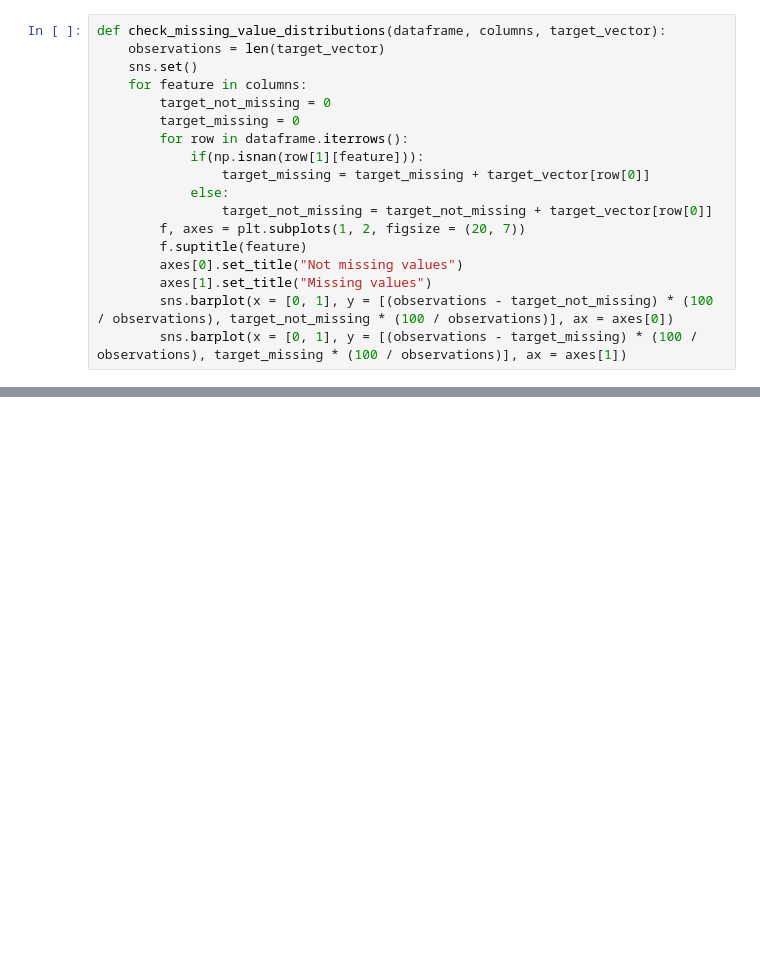
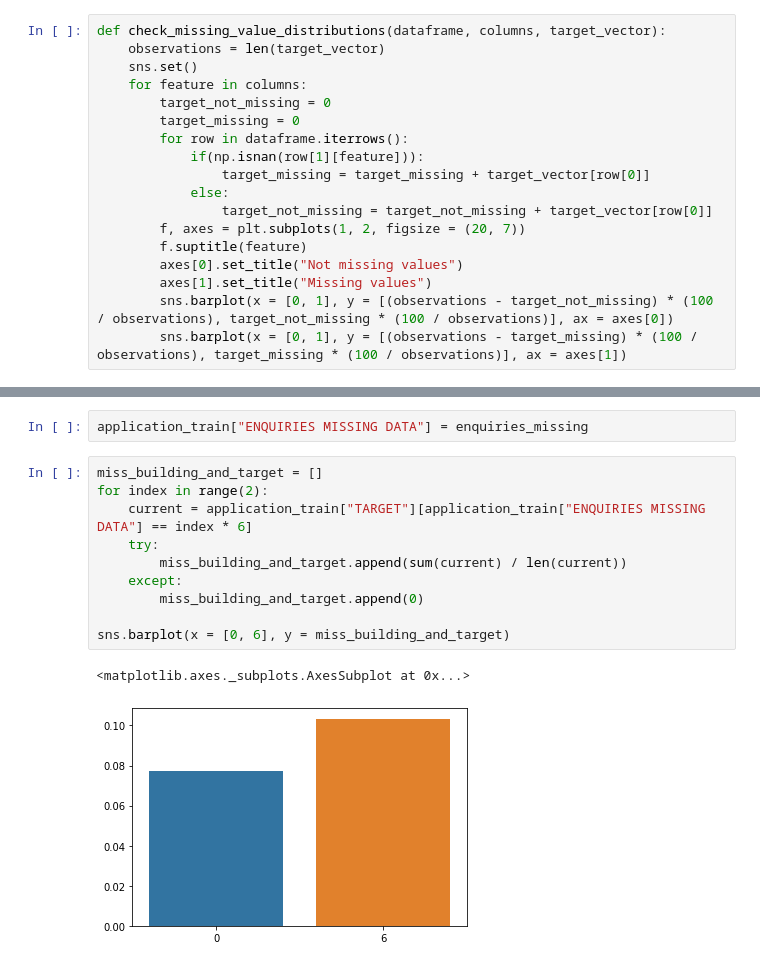
Before and after one commit to Gruntrexpewrus/FDSKagglecompetition, a Jupyter notebook: Home Credit Default Risk.ipynb, the cells around one changed output, grey strips where cells are left out. Drawn from its saved outputs; the diff is of its cells as text; blank space fills up the shorter version.

```diff
--- a/Home Credit Default Risk.ipynb
+++ b/Home Credit Default Risk.ipynb
@@ -370,0 +405,15 @@ reduced_build_data
+# %%
+application_train["ENQUIRIES MISSING DATA"] = enquiries_missing
+# %%
+miss_building_and_target = []
+for index in range(2):
+    current = application_train["TARGET"][application_train["ENQUIRIES MISSING DATA"] == index * 6]
+    try:
+        miss_building_and_target.append(sum(current) / len(current))
+    except:
+        miss_building_and_target.append(0)
+
+sns.barplot(x = [0, 6], y = miss_building_and_target)
+# %% [output]
+<matplotlib.axes._subplots.AxesSubplot at 0x...>
+[figure, added]
```
Also changed, not shown: parts of 81 cells of this notebook.
